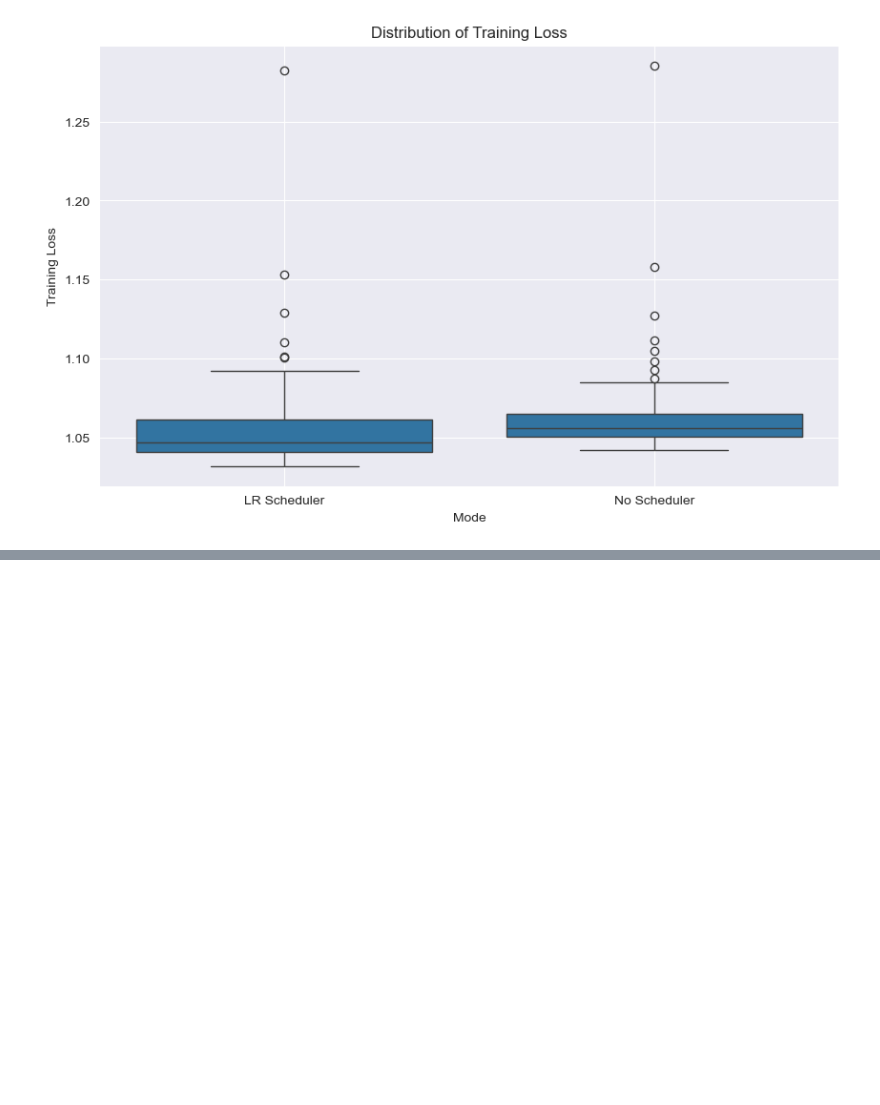
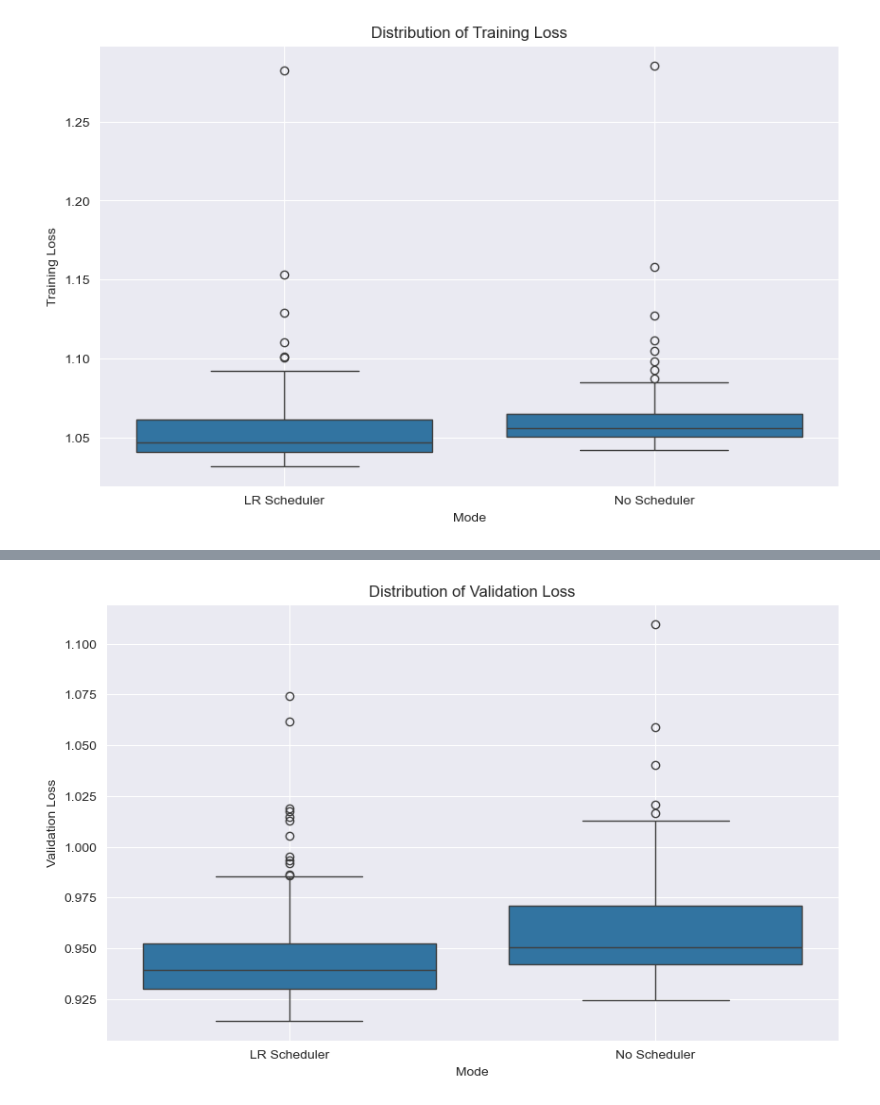
Before and after one commit to omar11205/torchDeepLearning, a Jupyter notebook: ANN/20_torch_taxi_fares_p3.ipynb, the cells around one changed output, grey strips where cells are left out. Saved outputs shown, nothing was run; the diff lists cells and outputs as text; code cells hidden in the pictures; blank space fills up the shorter version.

```diff
--- a/ANN/20_torch_taxi_fares_p3.ipynb
+++ b/ANN/20_torch_taxi_fares_p3.ipynb
@@ -416,0 +430,10 @@ plt.show()
+# %%
+plt.figure(figsize=(10, 6))
+sns.boxplot(data=results_lr, x='Mode', y='Validation Loss')
+plt.title('Distribution of Validation Loss')
+plt.xlabel('Mode')
+plt.ylabel('Validation Loss')
+plt.grid(True)
+plt.show()
+# %% [output]
+[figure, added]
```
Also changed, not shown: parts of 5 cells of this notebook.
